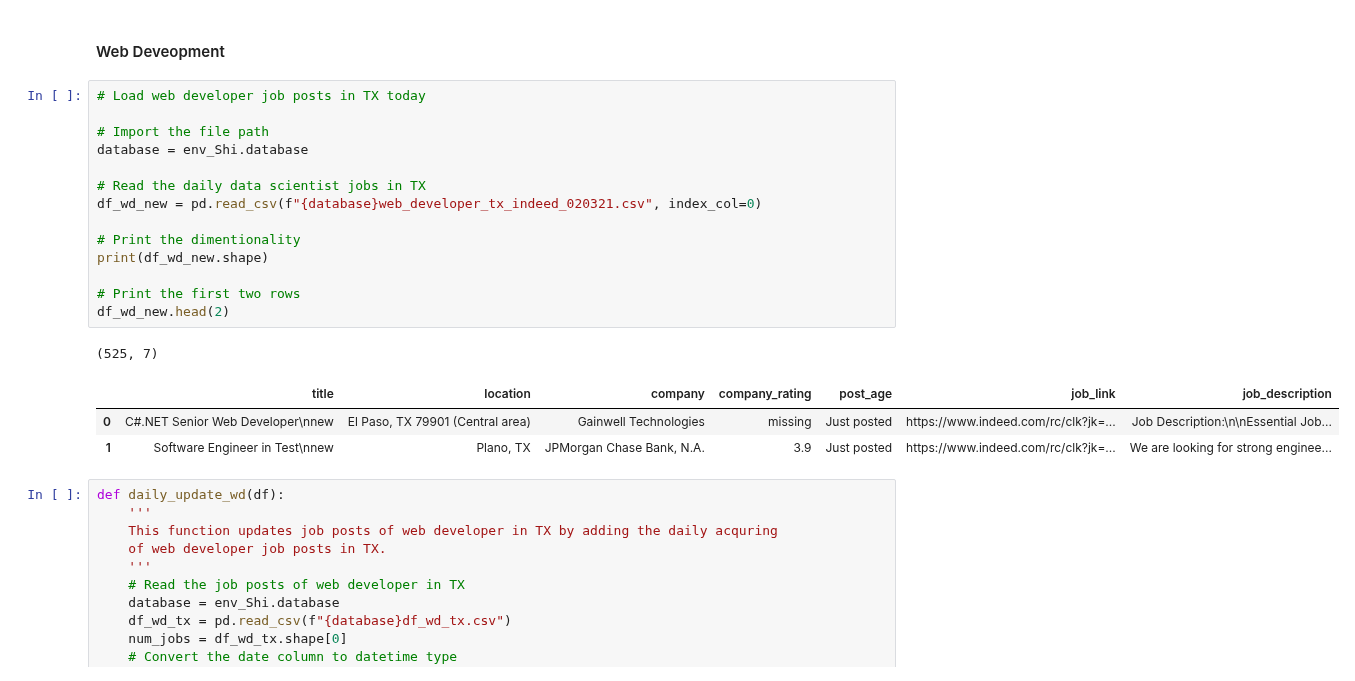
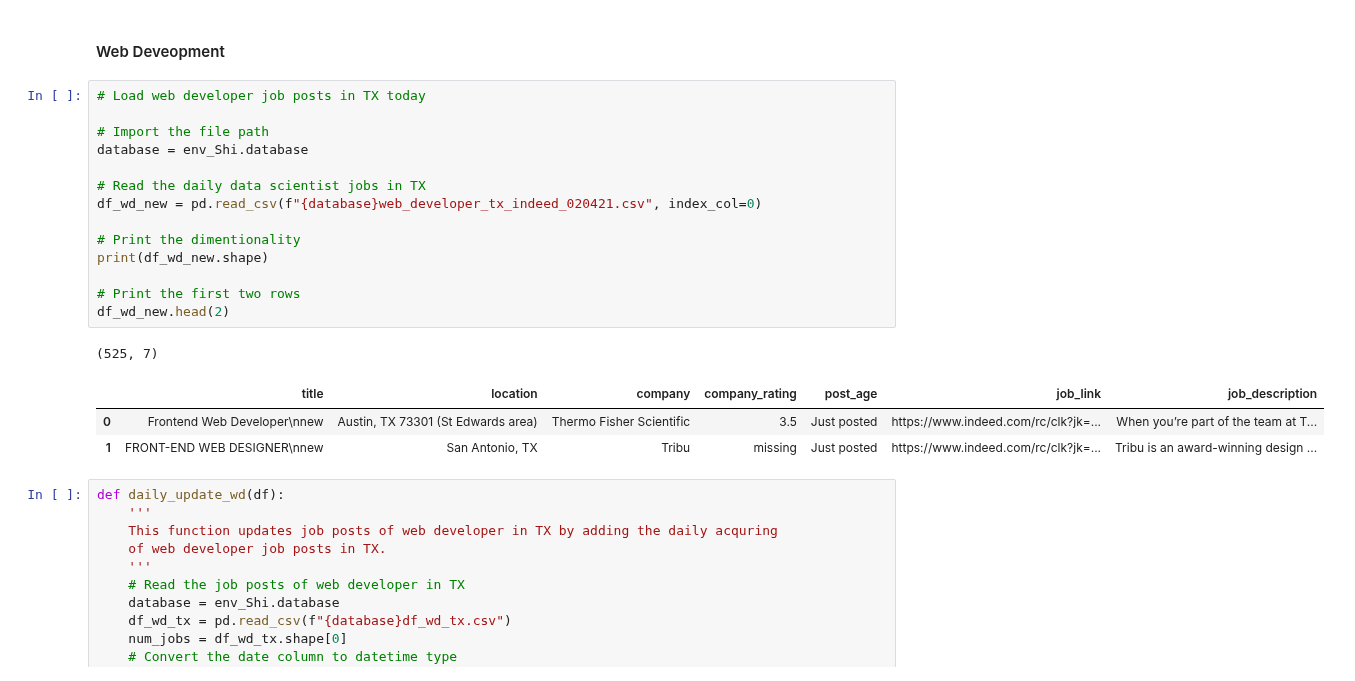
Before and after one commit to Blue-Owl-Data/Job-Search-Dashboard, a Jupyter notebook: notebook/MVP_Shi.ipynb, the cells around one changed output. Saved outputs shown, nothing was run; the diff lists cells and outputs as text.

```diff
--- a/notebook/MVP_Shi.ipynb
+++ b/notebook/MVP_Shi.ipynb
@@ -648,22 +648,22 @@ def transform_old_file(df, date_string):
 # %%
 # Load web developer job posts in TX today
 
 # Import the file path
 database = env_Shi.database
 
 # Read the daily data scientist jobs in TX
-df_wd_new = pd.read_csv(f"{database}web_developer_tx_indeed_020321.csv", index_col=0)
+df_wd_new = pd.read_csv(f"{database}web_developer_tx_indeed_020421.csv", index_col=0)
 
 # Print the dimentionality
 print(df_wd_new.shape)
 
 # Print the first two rows
 df_wd_new.head(2)
 # %% [output]
 (525, 7)
 |  | title | location | company | company_rating | post_age | job_link | job_description |
-| 0 | C#.NET Senior Web Developer\nnew | El Paso, TX 79901 (Central area) | Gainwell Technologies | missing | Just posted | https://www.indeed.com/rc/clk?jk=... | Job Description:\n\nEssential Job... |
-| 1 | Software Engineer in Test\nnew | Plano, TX | JPMorgan Chase Bank, N.A. | 3.9 | Just posted | https://www.indeed.com/rc/clk?jk=... | We are looking for strong enginee... |
+| 0 | Frontend Web Developer\nnew | Austin, TX 73301 (St Edwards area) | Thermo Fisher Scientific | 3.5 | Just posted | https://www.indeed.com/rc/clk?jk=... | When you’re part of the team at T... |
+| 1 | FRONT-END WEB DESIGNER\nnew | San Antonio, TX | Tribu | missing | Just posted | https://www.indeed.com/rc/clk?jk=... | Tribu is an award-winning design ... |
 # %%
 def daily_update_wd(df):
     '''
```
Also changed, not shown: parts of 25 cells of this notebook.
